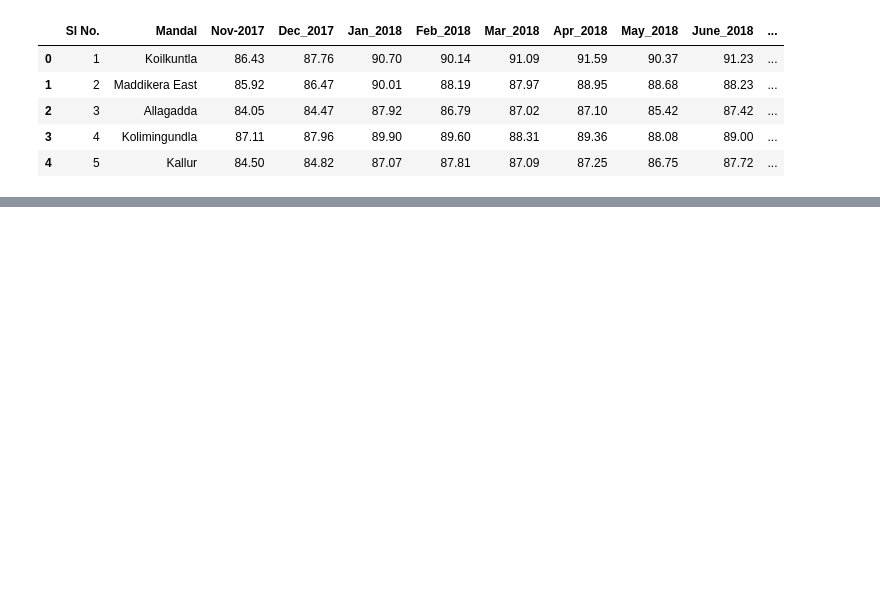
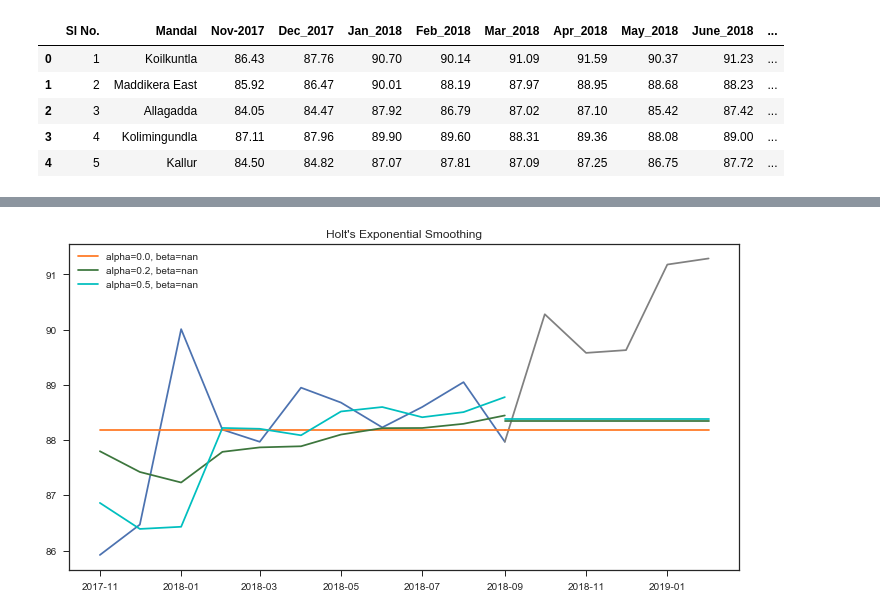
Before and after one commit to bhargav183/Louisers, a Jupyter notebook: Notebooks/Inventory.ipynb, the cells around one changed output, grey strips where cells are left out. Saved outputs shown, nothing was run; the diff lists cells and outputs as text; code cells hidden in the pictures; blank space fills up the shorter version.

```diff
--- a/Notebooks/Inventory.ipynb
+++ b/Notebooks/Inventory.ipynb
@@ -109,0 +123,22 @@ plt.show()
+# %%
+model = Holt(np.asarray(train_data))
+model._index = pd.to_datetime(train.index)
+train_index.
+# %%
+fit1 = model.fit(smoothing_level=.3, smoothing_slope=.05)
+pred1 = fit1.forecast(4)
+fit2 = model.fit(optimized=True)
+pred2 = fit2.forecast(4)
+fit3 = model.fit(smoothing_level=.3, smoothing_slope=.2)
+pred3 = fit3.forecast(4)
+# %%
+fig, ax = plt.subplots(figsize=(12, 6))
+ax.plot(train.index, train.values)
+ax.plot(test.index, test.values, color="gray")
+for p, f, c in zip((pred1, pred2, pred3),(fit1, fit2, fit3),('#ff7823','#3c763d','c')):
+    ax.plot(train.index, f.fittedvalues, color=c)
+    ax.plot(test.index, p, label="alpha="+str(f.params['smoothing_level'])[:4]+", beta="+str(f.params['smoothing_slope'])[:4], color=c)
+plt.title("Holt's Exponential Smoothing")
+plt.legend();
+# %% [output]
+[figure, added]
```
Also changed, not shown: parts of 27 cells of this notebook, 1 other file.
